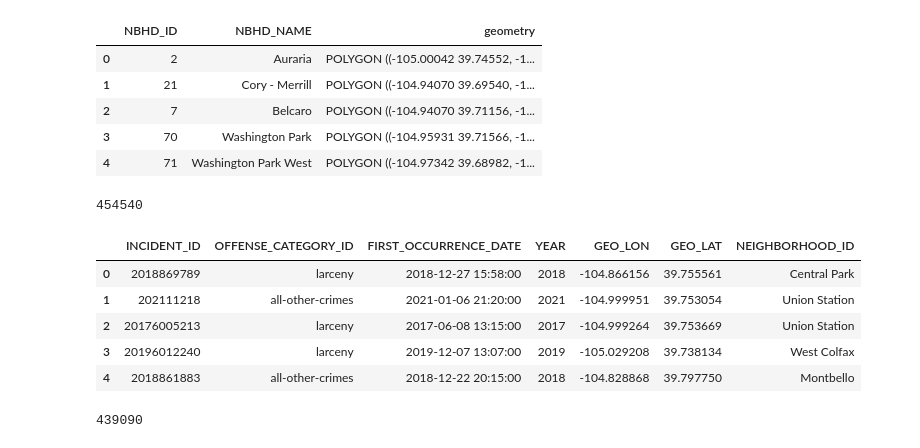
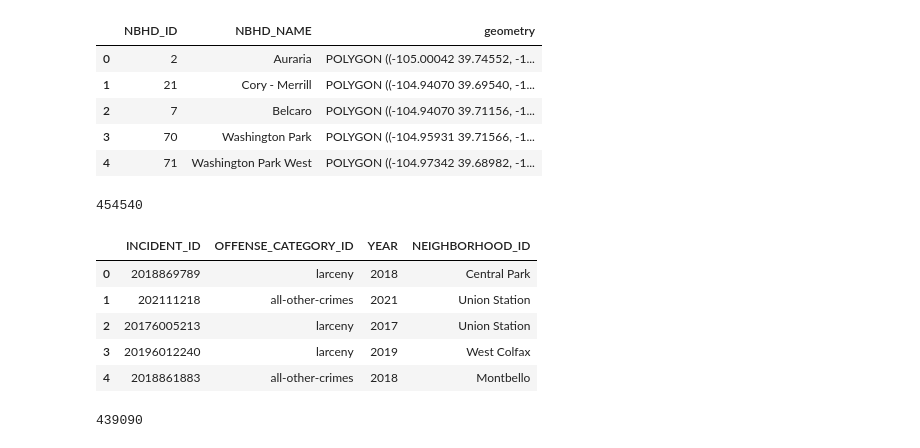
Before and after one commit to HilarySHayes/Capstone1, a Jupyter notebook: notebooks/Refining_Choropleth_Map.ipynb, the cells around one changed output. Cells and saved outputs as stored; diff of their text form; code cells hidden in the pictures.

```diff
--- a/notebooks/Refining_Choropleth_Map.ipynb
+++ b/notebooks/Refining_Choropleth_Map.ipynb
@@ -26,25 +26,25 @@ crime['FIRST_OCCURRENCE_DATE'] = pd.to_datetime(crime['FIRST_OCCURRENCE_DATE'],
 crime['MONTH'] = crime['FIRST_OCCURRENCE_DATE'].dt.month
 crime['YEAR'] = crime['FIRST_OCCURRENCE_DATE'].dt.year
 crime['WEEK'] = crime['FIRST_OCCURRENCE_DATE'].dt.isocalendar().week
-crime_df = crime[['INCIDENT_ID', 'OFFENSE_CATEGORY_ID', 'FIRST_OCCURRENCE_DATE', 'YEAR', 'GEO_LON', 'GEO_LAT', 'NEIGHBORHOOD_ID']].copy()
+crime_df = crime[['INCIDENT_ID', 'OFFENSE_CATEGORY_ID', 'YEAR', 'NEIGHBORHOOD_ID']].copy()
 # %%
-def clean_names(string):
+def clean_neighborhood_names(string):
     name =  ' '.join([x.capitalize() for x in string.split('-')])
     if name == 'Dia':
         return 'DIA'
     return name
 # %%
-crime_df['NEIGHBORHOOD_ID'] = crime_df['NEIGHBORHOOD_ID'].map(clean_names, na_action='ignore')
+crime_df['NEIGHBORHOOD_ID'] = crime_df['NEIGHBORHOOD_ID'].map(clean_neighborhood_names, na_action='ignore')
 print(len(crime_df))
 crime_df.head()
 # %% [output]
 454540
-|  | INCIDENT_ID | OFFENSE_CATEGORY_ID | FIRST_OCCURRENCE_DATE | YEAR | GEO_LON | GEO_LAT | NEIGHBORHOOD_ID |
-| 0 | 2018869789 | larceny | 2018-12-27 15:58:00 | 2018 | -104.866156 | 39.755561 | Central Park |
-| 1 | 202111218 | all-other-crimes | 2021-01-06 21:20:00 | 2021 | -104.999951 | 39.753054 | Union Station |
-| 2 | 20176005213 | larceny | 2017-06-08 13:15:00 | 2017 | -104.999264 | 39.753669 | Union Station |
-| 3 | 20196012240 | larceny | 2019-12-07 13:07:00 | 2019 | -105.029208 | 39.738134 | West Colfax |
-| 4 | 2018861883 | all-other-crimes | 2018-12-22 20:15:00 | 2018 | -104.828868 | 39.797750 | Montbello |
+|  | INCIDENT_ID | OFFENSE_CATEGORY_ID | YEAR | NEIGHBORHOOD_ID |
+| 0 | 2018869789 | larceny | 2018 | Central Park |
+| 1 | 202111218 | all-other-crimes | 2021 | Union Station |
+| 2 | 20176005213 | larceny | 2017 | Union Station |
+| 3 | 20196012240 | larceny | 2019 | West Colfax |
+| 4 | 2018861883 | all-other-crimes | 2018 | Montbello |
 # %%
 crime_df = crime_df[~((crime_df['NEIGHBORHOOD_ID'].isin(['cbd', 'Cbd'])) | (crime_df['NEIGHBORHOOD_ID'].isnull()))]
 len(crime_df)
```
Also changed, not shown: parts of 2 cells of this notebook, 1 other file.
